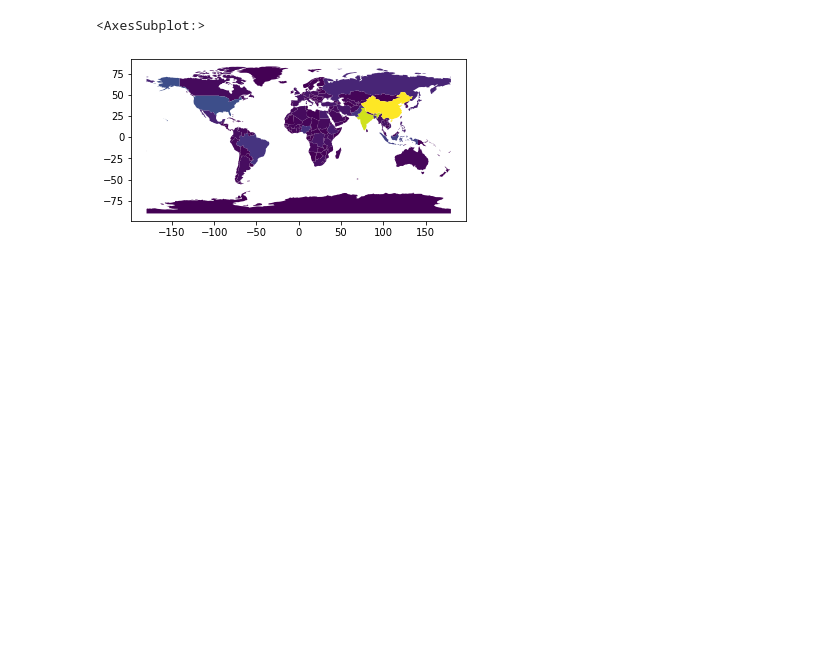
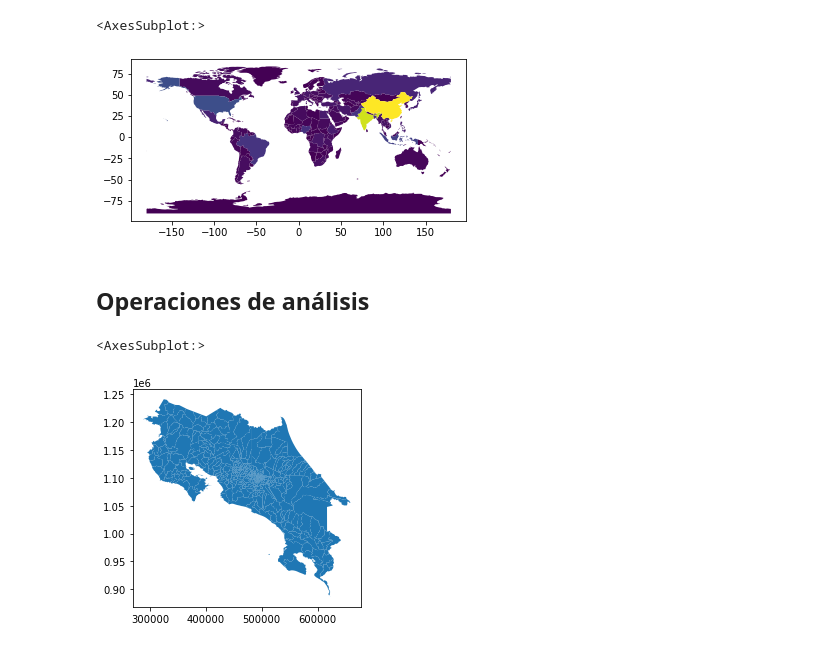
Before and after one commit to curso-python-imn/curso-python-imn.github.io, a Jupyter notebook: 18-geopandas.ipynb, the cells around one changed output. Cells and saved outputs as stored; diff of their text form; code cells hidden in the pictures; blank space fills up the shorter version.

Commit message:
Agregar datos de la división territorial administrativa de Costa Rica

```diff
--- a/18-geopandas.ipynb
+++ b/18-geopandas.ipynb
@@ -156,3 +156,18 @@ paises.plot(column = "pop_est")
 # %% [output]
 <AxesSubplot:>
 [figure]
+# %% [markdown]
+## Operaciones de análisis
+# %%
+# Carga de datos de distritos de Costa Rica
+
+# Desde un shapefile local descomprimido
+# distritos = gpd.read_file("datos/division-territorial/LIMITE_POLITICO_ADMINISTRATIVO_region.shp")
+
+# Desde un shapefile local comprimido
+distritos = gpd.read_file("zip://./datos/division-territorial/limite_politico_administrativo_region.zip")
+
+distritos.plot()
+# %% [output]
+<AxesSubplot:>
+[figure, added]
```
Also changed, not shown: 16 other files.
